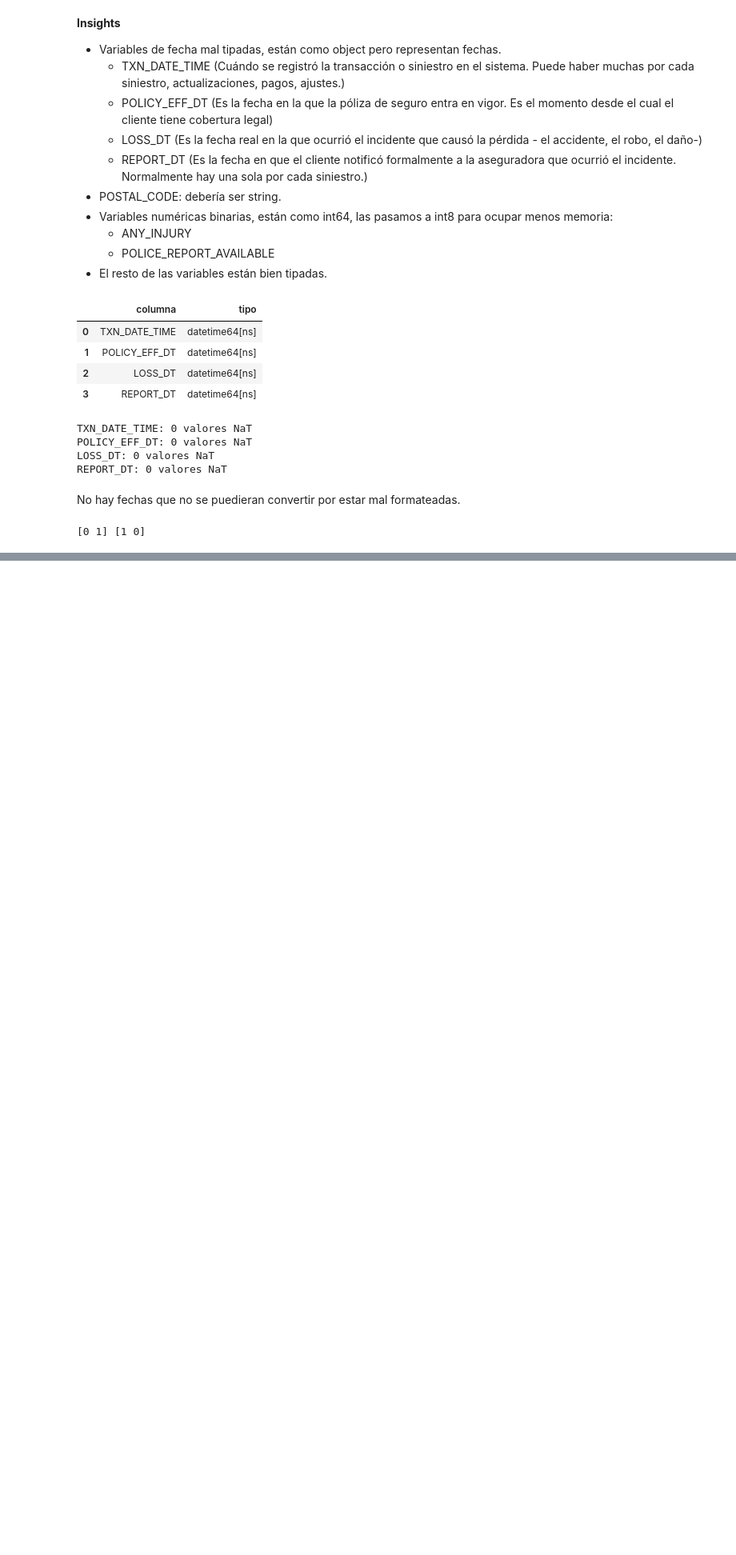
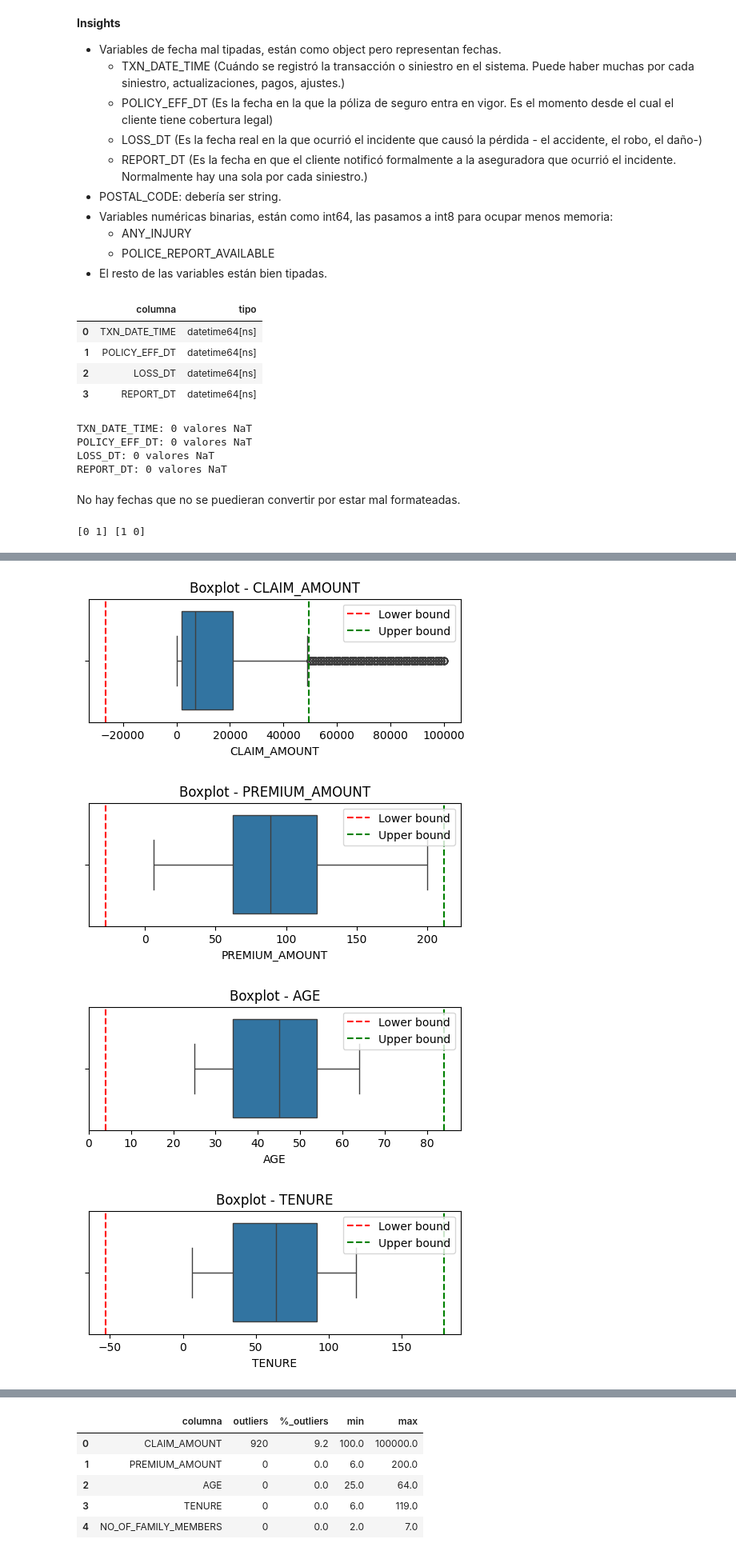
Before and after one commit to yaninaiberra/tekne_challenge, a Jupyter notebook: Tekne_challengue_Data_AI.ipynb, the cells around one changed output, grey strips where cells are left out. Shown at 80% size. Cells and saved outputs as stored; diff of their text form; code cells hidden in the pictures; blank space fills up the shorter version.

```diff
--- a/Tekne_challengue_Data_AI.ipynb
+++ b/Tekne_challengue_Data_AI.ipynb
@@ -729,0 +773,14 @@ print(insurance_data.ANY_INJURY.unique(), insurance_data.POLICE_REPORT_AVAILABLE
+# %%
+cols_insurance = [
+    "CLAIM_AMOUNT",
+    "PREMIUM_AMOUNT",
+    "AGE",
+    "TENURE",
+    "NO_OF_FAMILY_MEMBERS"
+]
+detectar_outliers_iqr(insurance_data, cols_insurance, plot=True)
+# %% [output]
+[figure, added]
+[figure, added]
+[figure, added]
+[figure, added]
@@ -729,0 +788,6 @@ print(insurance_data.ANY_INJURY.unique(), insurance_data.POLICE_REPORT_AVAILABLE
+|  | columna | outliers | %_outliers | min | max |
+| 0 | CLAIM_AMOUNT | 920 | 9.2 | 100.0 | 100000.0 |
+| 1 | PREMIUM_AMOUNT | 0 | 0.0 | 6.0 | 200.0 |
+| 2 | AGE | 0 | 0.0 | 25.0 | 64.0 |
+| 3 | TENURE | 0 | 0.0 | 6.0 | 119.0 |
+| 4 | NO_OF_FAMILY_MEMBERS | 0 | 0.0 | 2.0 | 7.0 |
```
Also changed, not shown: parts of 86 cells of this notebook.
